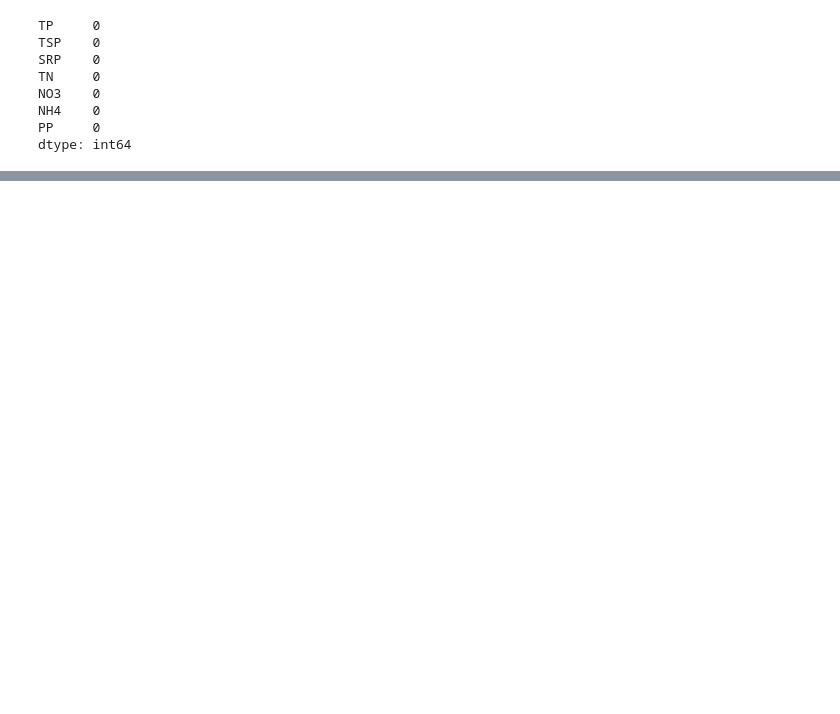
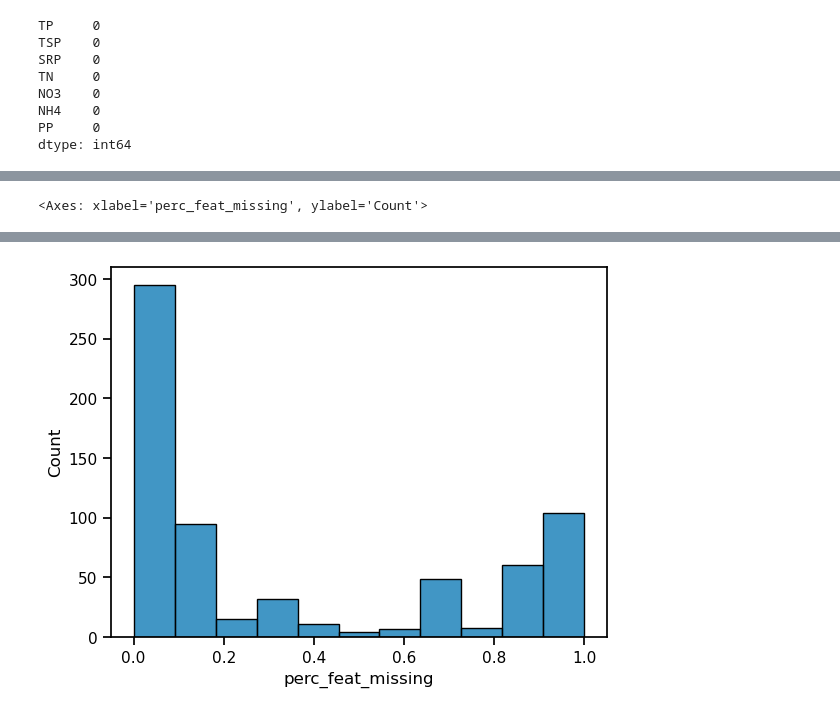
Before and after one commit to jrings/model_citizen, a Jupyter notebook: notebooks/stream_nitrogen/missing_values.ipynb, the cells around one changed output, grey strips where cells are left out. Drawn from its saved outputs; the diff is of its cells as text; code cells hidden in the pictures; blank space fills up the shorter version.

```diff
--- a/notebooks/stream_nitrogen/missing_values.ipynb
+++ b/notebooks/stream_nitrogen/missing_values.ipynb
@@ -118,0 +97,10 @@ For example, when doing 'df[col].method(value, inplace=True)', try using 'df.met
+# %%
+feats_missing_per_row = pd.DataFrame({
+    "perc_feat_missing": df_stream.isna().sum(axis=1) / df_stream.shape[1],
+    "event_type": event,
+    "site": site,
+    "datetime": datetimes,
+    "hod": hour_of_day,
+    "moy": month
+}).sort_values(by = "perc_feat_missing", ascending=False)
+feats_missing_per_row
@@ -118,0 +122,3 @@ For example, when doing 'df[col].method(value, inplace=True)', try using 'df.met
+# %%
+sns.histplot(feats_missing_per_row["perc_feat_missing"])
+# %% [output]
@@ -118,0 +126 @@ For example, when doing 'df[col].method(value, inplace=True)', try using 'df.met
+<Axes: xlabel='perc_feat_missing', ylabel='Count'>
@@ -118,0 +128 @@ For example, when doing 'df[col].method(value, inplace=True)', try using 'df.met
+[figure, added]
```
Also changed, not shown: parts of 13 cells of this notebook.
